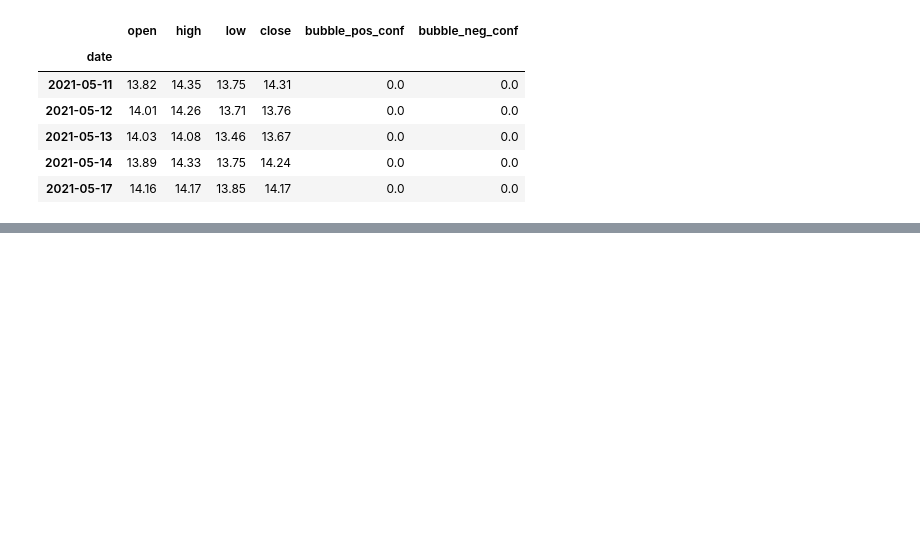
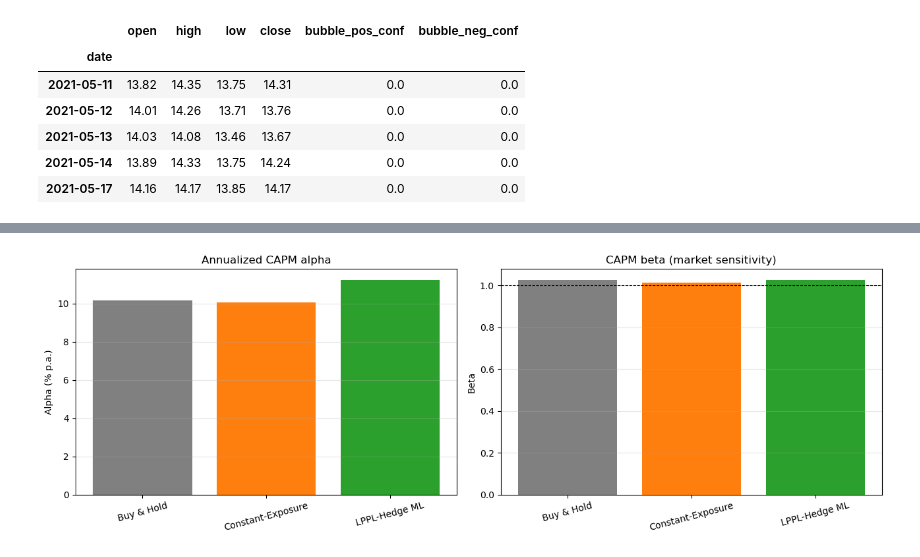
Before and after one commit to Belygg/financial-market-stability-lppl, a Jupyter notebook: project_files/LPPL_ML_Trading.ipynb, the cells around one changed output, grey strips where cells are left out. Saved outputs shown, nothing was run; the diff lists cells and outputs as text; code cells hidden in the pictures; blank space fills up the shorter version.

```diff
--- a/project_files/LPPL_ML_Trading.ipynb
+++ b/project_files/LPPL_ML_Trading.ipynb
@@ -738,0 +1315,77 @@ rows: 18128
+# %%
+# ── CAPM — alpha & beta of each strategy vs the market ────────────────────
+# CAPM regression on daily EXCESS returns:
+#     r_strategy - r_f  =  alpha  +  beta * (r_market - r_f)  +  e
+# Market proxy = SPY daily return. A positive, statistically-significant alpha
+# means the strategy earned return beyond what its market exposure (beta)
+# explains. Alpha is annualized by x252.
+RISK_FREE_ANNUAL = 0.02                 # assumed annual risk-free rate
+rf_daily         = RISK_FREE_ANNUAL / 252.0
+
+# Market return = SPY buy & hold daily return (one row per date).
+market_ret = val_df[val_df['ticker'] == 'SPY'].sort_index()['ret_1d_actual']
+
+def capm_alpha(strategy_daily_ret, market_daily_ret, rf=rf_daily):
+    """OLS CAPM regression on excess returns. Returns alpha/beta/R2/t-stat."""
+    j = pd.concat([strategy_daily_ret.rename('s'),
+                   market_daily_ret.rename('m')], axis=1).dropna()
+    y = j['s'].values - rf                       # strategy excess return
+    x = j['m'].values - rf                       # market excess return
+    X = np.column_stack([np.ones_like(x), x])
+    coef, *_ = np.linalg.lstsq(X, y, rcond=None)
+    alpha_d, beta = coef
+    resid  = y - X @ coef
+    n      = len(y)
+    ss_res = float((resid ** 2).sum())
+    ss_tot = float(((y - y.mean()) ** 2).sum())
+    r2     = 1.0 - ss_res / ss_tot if ss_tot > 0 else np.nan
+    sigma2 = ss_res / (n - 2)
+    cov    = sigma2 * np.linalg.inv(X.T @ X)     # OLS covariance matrix
+    se_a   = np.sqrt(cov[0, 0])
+    t_a    = alpha_d / se_a if se_a > 0 else np.nan
+    return {
+        'Alpha (annual)': alpha_d * 252.0,
+        'Alpha (daily)' : alpha_d,
+        'Beta'          : beta,
+        'R-squared'     : r2,
+        'Alpha t-stat'  : t_a,
+        'Observations'  : n,
+    }
+
+capm = pd.DataFrame({
+    'Buy & Hold'       : capm_alpha(bt_bah['daily']['strat_ret'],   market_ret),
+    'Constant-Exposure': capm_alpha(bt_const['daily']['strat_ret'], market_ret),
+    'LPPL-Hedge ML'    : capm_alpha(bt_hedge['daily']['strat_ret'], market_ret),
+}).T
+
+capm_disp = capm.copy()
+capm_disp['Alpha (annual)'] = (capm['Alpha (annual)'] * 100).map('{:.2f}%'.format)
+capm_disp['Alpha (daily)']  = (capm['Alpha (daily)'] * 100).map('{:.4f}%'.format)
+capm_disp['Beta']           = capm['Beta'].map('{:.3f}'.format)
+capm_disp['R-squared']      = capm['R-squared'].map('{:.3f}'.format)
+capm_disp['Alpha t-stat']   = capm['Alpha t-stat'].map('{:.2f}'.format)
+capm_disp['Observations']   = capm['Observations'].map('{:.0f}'.format)
+
+print(f'CAPM regression vs SPY  (excess returns, rf = {RISK_FREE_ANNUAL:.0%} p.a.)\n')
+print(capm_disp.to_string())
+print('\nReading the table:')
+print('  Alpha (annual) > 0   -> return earned beyond CAPM-fair compensation')
+print('  Alpha t-stat   > ~2  -> alpha is statistically significant')
+print('  Beta                 -> sensitivity to the market (SPY); 1.0 = moves with market')
+print('  Compare LPPL-Hedge ML against Constant-Exposure: a higher alpha there is')
+print('  evidence the LPPL TIMING helped, not just the lower average exposure.')
+
+# ── Visual: alpha and beta side by side ───────────────────────────────────
+fig, (axa, axb) = plt.subplots(1, 2, figsize=(13, 4.5))
+bar_colors = ['gray', 'tab:orange', 'tab:green']
+axa.bar(capm.index, capm['Alpha (annual)'] * 100, color=bar_colors)
+axa.set_title('Annualized CAPM alpha'); axa.set_ylabel('Alpha (% p.a.)')
+axa.axhline(0, color='k', lw=0.8); axa.grid(alpha=0.3, axis='y')
+axa.tick_params(axis='x', rotation=15)
+axb.bar(capm.index, capm['Beta'], color=bar_colors)
+axb.set_title('CAPM beta (market sensitivity)'); axb.set_ylabel('Beta')
+axb.axhline(1, color='k', lw=0.8, ls='--'); axb.grid(alpha=0.3, axis='y')
+axb.tick_params(axis='x', rotation=15)
+plt.tight_layout()
+plt.show()
+# %% [output]
@@ -738,0 +1405 @@ rows: 18128
+[figure, added]
```
Also changed, not shown: parts of 41 cells of this notebook.
